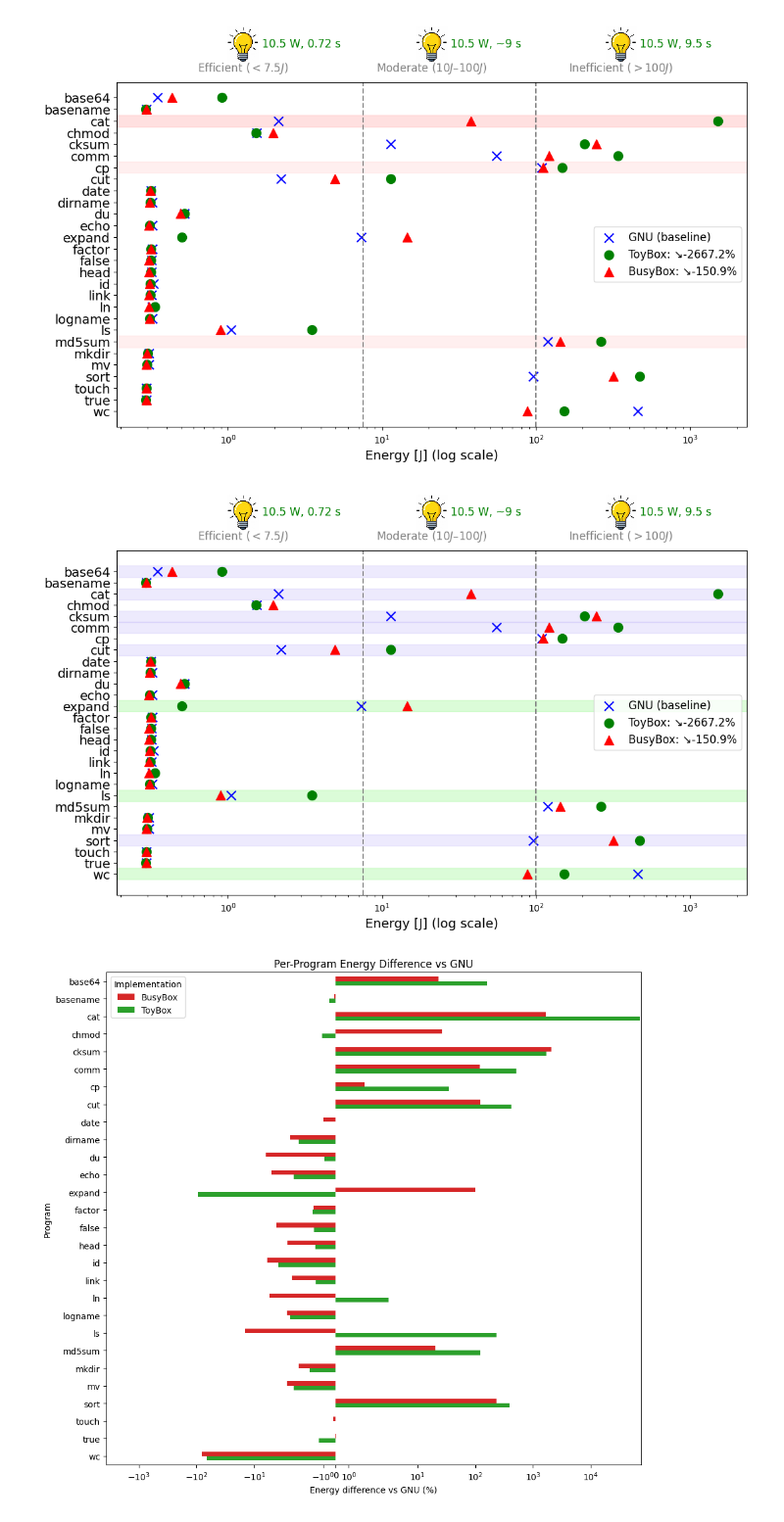
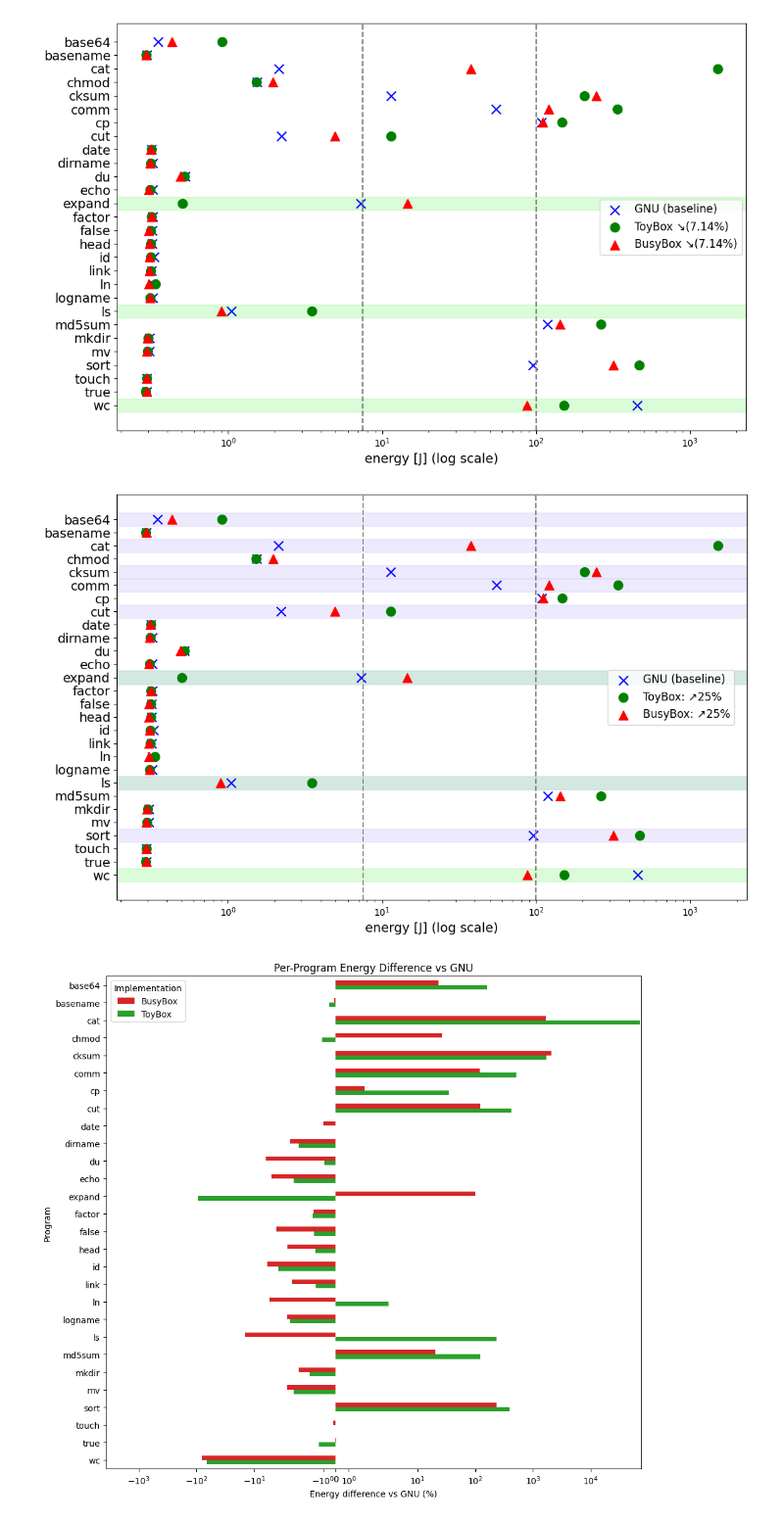
Before and after one commit to ternava/bloat-energy-consumption, a Jupyter notebook: notebooks/metrics.ipynb, the cells around one changed output. Shown at 98% size. Cells and saved outputs as stored; diff of their text form; code cells hidden in the pictures.

```diff
--- a/notebooks/metrics.ipynb
+++ b/notebooks/metrics.ipynb
@@ -97,9 +231,6 @@ new_df
 import os
 import matplotlib.pyplot as plt
 from matplotlib.offsetbox import OffsetImage, AnnotationBbox
-
-# Load icon
-bulb_img = plt.imread(os.path.join(current_dir, 'bulb.png'))
 
 # Extract energy for each implementation
 bb = df_pivot['PSYS']['BusyBox']
@@ -124,8 +255,8 @@ fig, ax = plt.subplots(figsize=(11, 7))
 
 # Plot data points
 ax.scatter(gnu_j, programs, marker='x', color='blue',  s=100, label='GNU (baseline)')
-ax.scatter(tb_j,  programs, marker='o', color='green', s=100, label=f'ToyBox: ↘{mean_toy_energy:.1f}%')
-ax.scatter(bb_j,  programs, marker='^', color='red',   s=100, label=f'BusyBox: ↘{mean_bb_energy:.1f}%')
+ax.scatter(tb_j,  programs, marker='o', color='green', s=100, label='ToyBox ↘(7.14%)')
+ax.scatter(bb_j,  programs, marker='^', color='red',   s=100, label='BusyBox ↘(7.14%)')
 
 ax.set_xscale('log')
 
@@ -133,51 +264,32 @@ ax.set_xscale('log')
 ax.axvline(7.5, color='gray', linestyle='--')
 ax.axvline(100, color='gray', linestyle='--')
 
-# Highlight 'cat' row with stronger red
-cat_y = programs.tolist().index('cat')
-ax.axhspan(cat_y - 0.5, cat_y + 0.5, color='#FF9999', alpha=0.3, zorder=0)
+# Highlight 'expand', 'ls', and 'wc' rows with green
+positions = [programs.tolist().index('expand'), programs.tolist().index('ls'), programs.tolist().index('wc')]
+for y in positions:
+    ax.axhspan(y - 0.5, y + 0.5, color="#89F77E", alpha=0.3, zorder=0)
 
-# Highlight 'cp' and 'md5sum' rows
-positions = [programs.tolist().index('cp'), programs.tolist().index('md5sum')]
-for y in positions:
-    ax.axhspan(y - 0.5, y + 0.5, color='#FFCCCC', alpha=0.3, zorder=0)
-
-# place icons, keep labels at 1.02 and timing at 1.05
-regions = [
-    (0.2, 'Efficient ($< 7.5 J$)', '10.5 W, 0.72 s'),
-    (0.5, 'Moderate ($10 J – 100 J$)', '10.5 W, ~9 s'),
-    (0.8, 'Inefficient ($> 100 J$)', '10.5 W, 9.5 s')
-]
-for x, label, timing in regions:
-    ab = AnnotationBbox(OffsetImage(bulb_img, zoom=0.05),
-                       (x, 1.11), xycoords='axes fraction', frameon=False)
-    ax.add_artist(ab)
-    ax.text(x,       1.02, label,
-            transform=ax.transAxes, ha='center', va='bottom',
-            fontsize=12, color='gray')
-    ax.text(x + 0.03, 1.11, timing,
-            transform=ax.transAxes, ha='left', va='center',
-            fontsize=12, color='green')
+# Highlight 'basename', 'chmod', 'cat', 'cp', 'md5sum' rows
+#positions = [programs.tolist().index('basename'), programs.tolist().index('chmod'), programs.tolist().index('cat'), programs.tolist().index('cp'), programs.tolist().index('md5sum')]
+#for y in positions:
+#    ax.axhspan(y - 0.5, y + 0.5, color="#FAEB61", alpha=0.3, zorder=0)
 
 # Flip the y-axis so programs and points reverse order
 ax.invert_yaxis()
 
 # use LaTeX mu for micro-symbol in xlabel
-ax.set_xlabel(r'Energy [J] (log scale)', fontsize=14)
-ax.legend(fontsize=12)
+ax.set_xlabel(r'energy [J] (log scale)', fontsize=14)
+ax.legend(loc='center', bbox_to_anchor=(0.88, 0.5), fontsize=12)
 ax.tick_params(axis='y', labelsize=14)
 plt.tight_layout()
 plt.show()
 # %% [output]
-[figure, old version]
+[figure, new version]
 # %%
 # Dot-plot of per-program energy (log scale) with mean-reduction legends
 import os
 import matplotlib.pyplot as plt
 from matplotlib.offsetbox import OffsetImage, AnnotationBbox
-
-# Load icon
-bulb_img = plt.imread(os.path.join(current_dir, 'bulb.png'))
 
 # Extract energy for each implementation
 bb = df_pivot['PSYS']['BusyBox']
@@ -199,57 +311,41 @@ tb_j  = tb  / 1e6
 bb_j  = bb  / 1e6
 
 fig, ax = plt.subplots(figsize=(11, 7))
 
 # Plot data points
 ax.scatter(gnu_j, programs, marker='x', color='blue',  s=100, label='GNU (baseline)')
-ax.scatter(tb_j,  programs, marker='o', color='green', s=100, label=f'ToyBox: ↘{mean_toy_energy:.1f}%')
-ax.scatter(bb_j,  programs, marker='^', color='red',   s=100, label=f'BusyBox: ↘{mean_bb_energy:.1f}%')
+ax.scatter(tb_j,  programs, marker='o', color='green', s=100, label=f'ToyBox: ↗25%')
+ax.scatter(bb_j,  programs, marker='^', color='red',   s=100, label=f'BusyBox: ↗25%')
 
 ax.set_xscale('log')
 
 # vertical region lines
 ax.axvline(7.5, color='gray', linestyle='--')
 ax.axvline(100, color='gray', linestyle='--')
 
 # Highlight 'expand', 'ls', and 'wc' rows
 positions = [programs.tolist().index('expand'), programs.tolist().index('ls'), programs.tolist().index('wc')]
 for y in positions:
     ax.axhspan(y - 0.5, y + 0.5, color="#89F77E", alpha=0.3, zorder=0)
 
-# Highlight 'base64', 'cat', 'cksum', 'comm', 'cut', and 'sort' rows
+# Highlight 'base64', 'cat', 'cksum', 'comm', 'cut', 'sort', 'ls', and 'expand' rows
 positions = [programs.tolist().index('base64'), programs.tolist().index('cat'), programs.tolist().index('cksum'),
-            programs.tolist().index('comm'), programs.tolist().index('cut'), programs.tolist().index('sort')]
+            programs.tolist().index('comm'), programs.tolist().index('cut'), programs.tolist().index('sort'),
+            programs.tolist().index('ls'), programs.tolist().index('expand')]
 for y in positions:
     ax.axhspan(y - 0.5, y + 0.5, color="#C4BAFA", alpha=0.3, zorder=0)
-
-# place icons, keep labels at 1.02 and timing at 1.05
-regions = [
-    (0.2, 'Efficient ($< 7.5 J$)', '10.5 W, 0.72 s'),
-    (0.5, 'Moderate ($10 J – 100 J$)', '10.5 W, ~9 s'),
-    (0.8, 'Inefficient ($> 100 J$)', '10.5 W, 9.5 s')
-]
-for x, label, timing in regions:
-    ab = AnnotationBbox(OffsetImage(bulb_img, zoom=0.05),
-                       (x, 1.11), xycoords='axes fraction', frameon=False)
-    ax.add_artist(ab)
-    ax.text(x,       1.02, label,
-            transform=ax.transAxes, ha='center', va='bottom',
-            fontsize=12, color='gray')
-    ax.text(x + 0.03, 1.11, timing,
-            transform=ax.transAxes, ha='left', va='center',
-            fontsize=12, color='green')
 
 # Flip the y-axis so programs and points reverse order
 ax.invert_yaxis()
 
 # use LaTeX mu for micro-symbol in xlabel
-ax.set_xlabel(r'Energy [J] (log scale)', fontsize=14)
-ax.legend(fontsize=12)
+ax.set_xlabel(r'energy [J] (log scale)', fontsize=14)
+ax.legend(loc='center', bbox_to_anchor=(0.88, 0.5), fontsize=12)
 ax.tick_params(axis='y', labelsize=14)
 plt.tight_layout()
 plt.show()
 # %% [output]
-[figure, old version]
+[figure, new version]
 # %%
 # Bar-plot of percent differences vs GNU (symlog scale)
 import matplotlib.pyplot as plt
```
Also changed, not shown: parts of 15 cells of this notebook, 16 other files.
